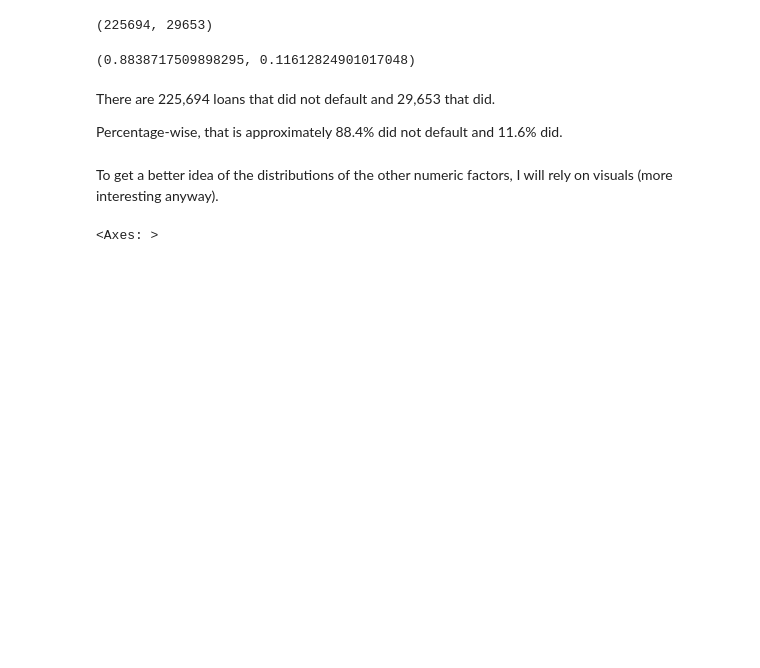
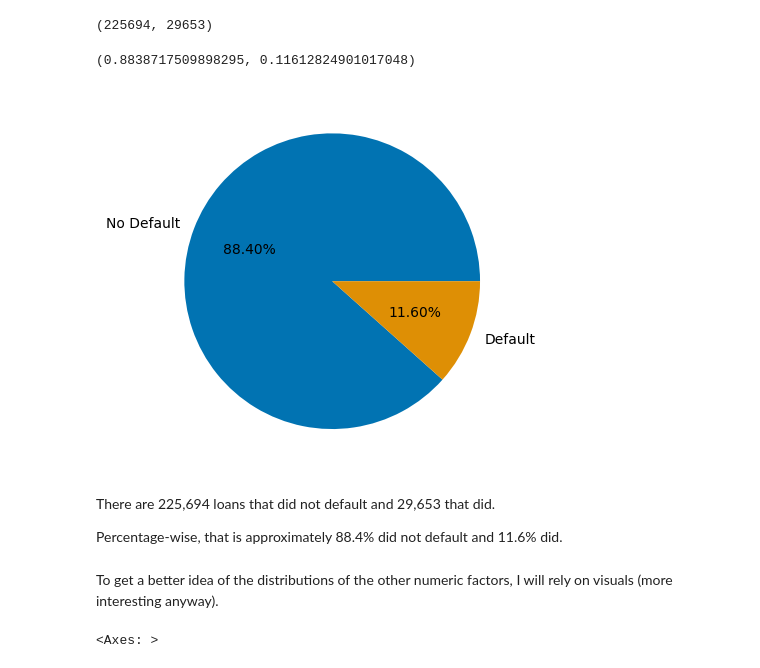
Before and after one commit to the-ethical-ai/Loan_default, a Jupyter notebook: loan_default_notebook.ipynb, the cells around one changed output. Cells and saved outputs as stored; diff of their text form; code cells hidden in the pictures; blank space fills up the shorter version.

Commit message:
added pie chart

```diff
--- a/loan_default_notebook.ipynb
+++ b/loan_default_notebook.ipynb
@@ -111,6 +111,15 @@ df[df['Default'] == 0].count()['Default'] / df.shape[0],\
 df[df['Default'] == 1].count()['Default'] / df.shape[0]
 # %% [output]
 (0.8838717509898295, 0.11612824901017048)
+# %%
+data = [round(df[df['Default'] == 0].count()['Default'] / df.shape[0],3)*100,\
+    round(df[df['Default'] == 1].count()['Default'] / df.shape[0],3)*100]
+labels = ['No Default', 'Default']
+palette_color = sns.color_palette('colorblind')
+plt.pie(data, labels = labels, colors = palette_color, autopct = '%1.2f%%')
+plt.show()
+# %% [output]
+[figure, added]
 # %% [markdown]
 There are 225,694 loans that did not default and 29,653 that did.
 
```
Also changed, not shown: parts of 4 cells of this notebook.
